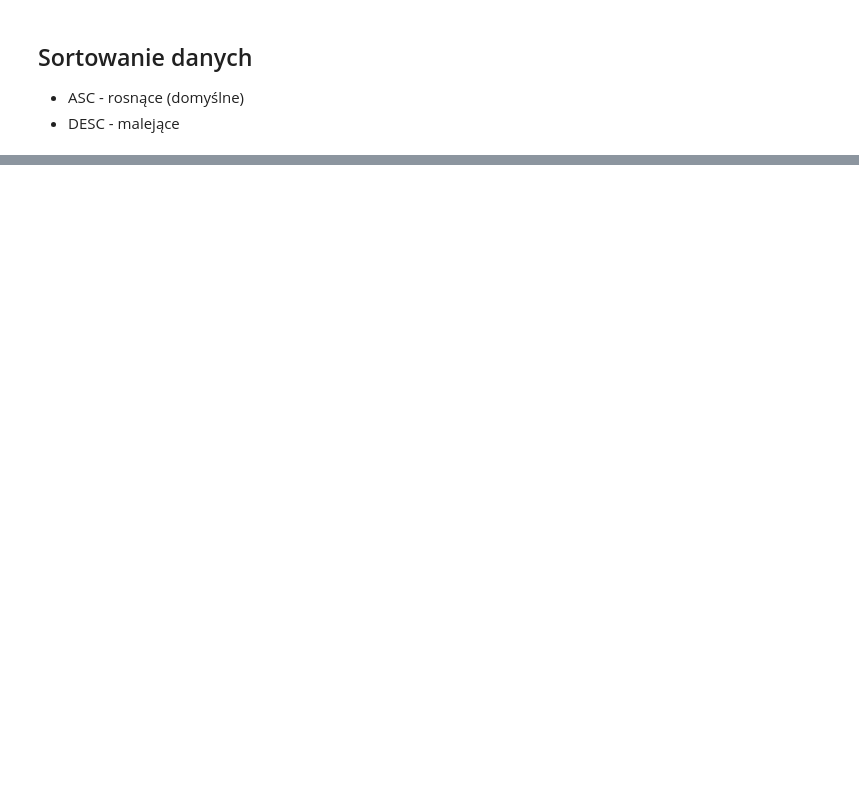
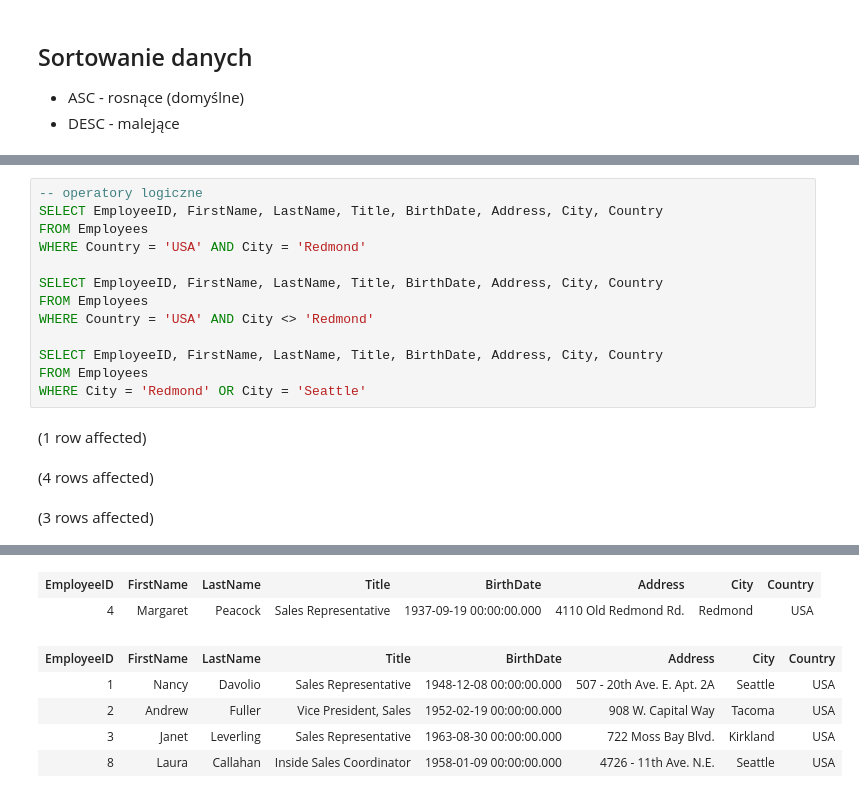
Before and after one commit to kursysql/kursysql-live, a Jupyter notebook: webinary/20210111 PodstawyZapytan/Northwind PodstawyZapytan.ipynb, the cells around one changed output, grey strips where cells are left out. Saved outputs shown, nothing was run; the diff lists cells and outputs as text; blank space fills up the shorter version.

```diff
--- a/webinary/20210111 PodstawyZapytan/Northwind PodstawyZapytan.ipynb
+++ b/webinary/20210111 PodstawyZapytan/Northwind PodstawyZapytan.ipynb
@@ -288,0 +372,17 @@ Total execution time: 00:00:00.006
+# %%
+-- operatory logiczne
+SELECT EmployeeID, FirstName, LastName, Title, BirthDate, Address, City, Country
+FROM Employees
+WHERE Country = 'USA' AND City = 'Redmond'
+
+SELECT EmployeeID, FirstName, LastName, Title, BirthDate, Address, City, Country
+FROM Employees
+WHERE Country = 'USA' AND City <> 'Redmond'
+
+SELECT EmployeeID, FirstName, LastName, Title, BirthDate, Address, City, Country
+FROM Employees
+WHERE City = 'Redmond' OR City = 'Seattle'
+# %% [output]
+(1 row affected)
+(4 rows affected)
+(3 rows affected)
@@ -288,0 +390,7 @@ Total execution time: 00:00:00.006
+| EmployeeID | FirstName | LastName | Title | BirthDate | Address | City | Country |
+| 4 | Margaret | Peacock | Sales Representative | 1937-09-19 00:00:00.000 | 4110 Old Redmond Rd. | Redmond | USA |
+| EmployeeID | FirstName | LastName | Title | BirthDate | Address | City | Country |
+| 1 | Nancy | Davolio | Sales Representative | 1948-12-08 00:00:00.000 | 507 - 20th Ave. E. Apt. 2A | Seattle | USA |
+| 2 | Andrew | Fuller | Vice President, Sales | 1952-02-19 00:00:00.000 | 908 W. Capital Way | Tacoma | USA |
+| 3 | Janet | Leverling | Sales Representative | 1963-08-30 00:00:00.000 | 722 Moss Bay Blvd. | Kirkland | USA |
+| 8 | Laura | Callahan | Inside Sales Coordinator | 1958-01-09 00:00:00.000 | 4726 - 11th Ave. N.E. | Seattle | USA |
```
Also changed, not shown: parts of 20 cells of this notebook, 2 other files.
